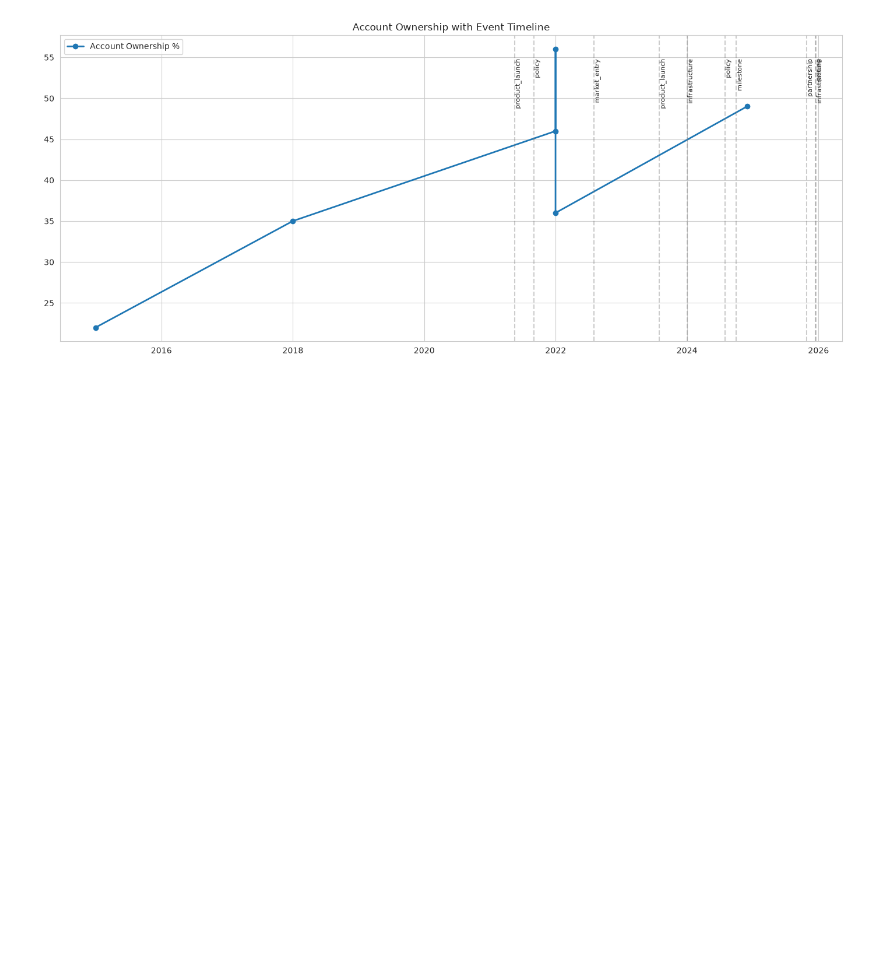
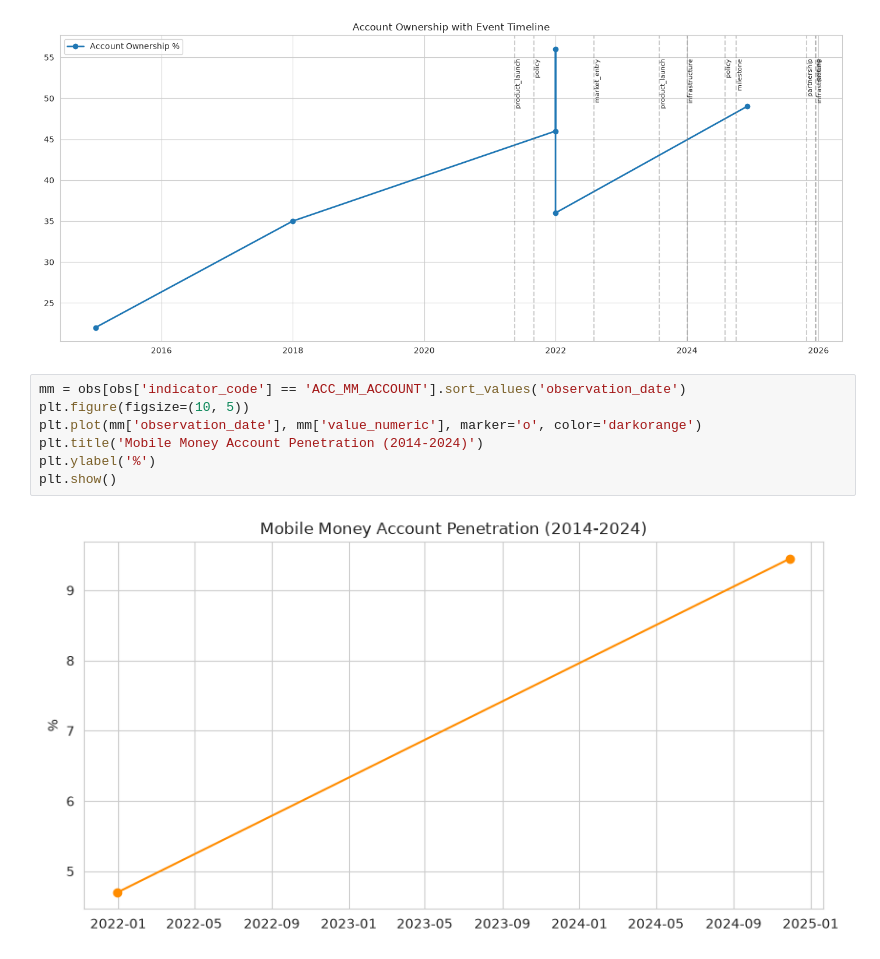
Before and after one commit to Sumeyahassen/ethiopia-fi-forecast, a Jupyter notebook: notebooks/02_eda.ipynb, the cells around one changed output. Saved outputs shown, nothing was run; the diff lists cells and outputs as text; blank space fills up the shorter version.

Commit message:
mobile money peneteration

```diff
--- a/notebooks/02_eda.ipynb
+++ b/notebooks/02_eda.ipynb
@@ -86,3 +86,12 @@ plt.tight_layout()
 plt.show()
 # %% [output]
 [figure]
+# %%
+mm = obs[obs['indicator_code'] == 'ACC_MM_ACCOUNT'].sort_values('observation_date')
+plt.figure(figsize=(10, 5))
+plt.plot(mm['observation_date'], mm['value_numeric'], marker='o', color='darkorange')
+plt.title('Mobile Money Account Penetration (2014-2024)')
+plt.ylabel('%')
+plt.show()
+# %% [output]
+[figure, added]
```
